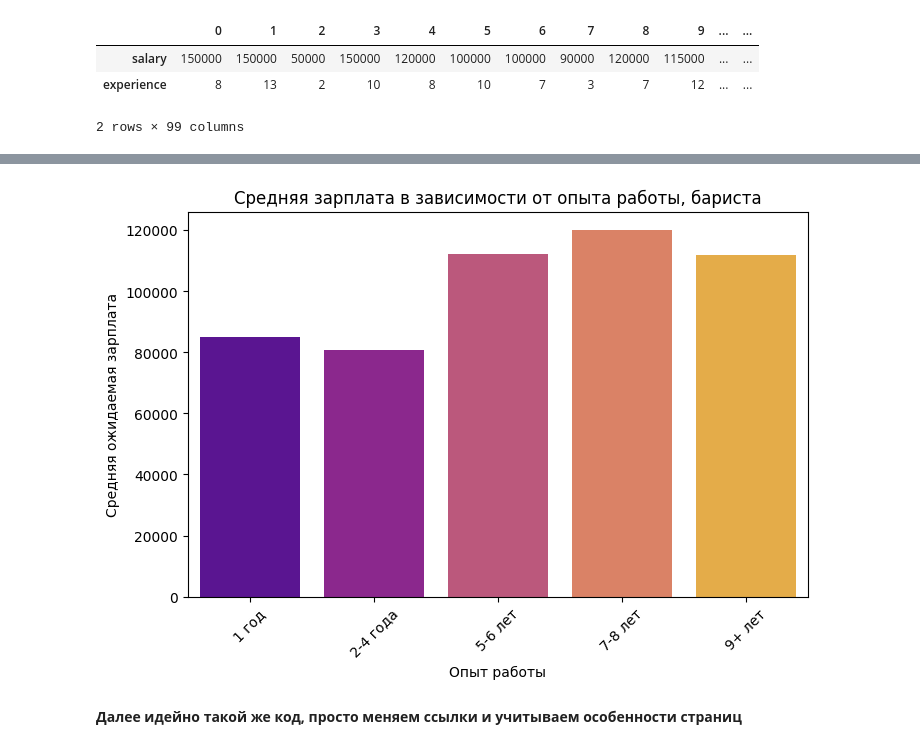
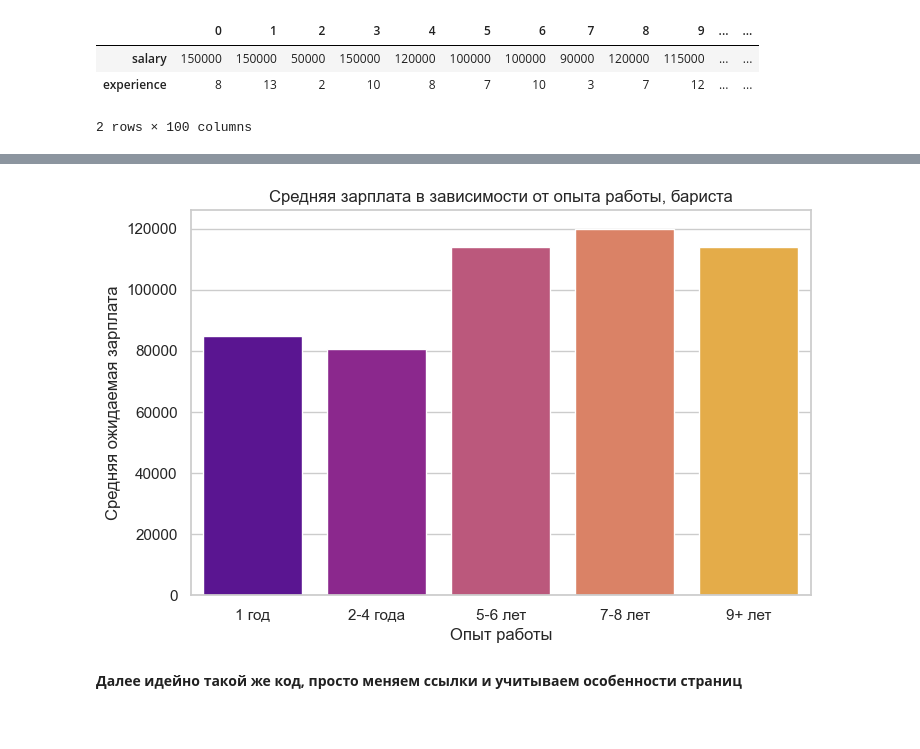
Before and after one commit to ariiadnaaaa/project-, a Jupyter notebook: Project_DS_v3.ipynb, the cells around one changed output, grey strips where cells are left out. Saved outputs shown, nothing was run; the diff lists cells and outputs as text; code cells hidden in the pictures.

```diff
--- a/Project_DS_v3.ipynb
+++ b/Project_DS_v3.ipynb
@@ -16,9 +18,9 @@ def clean_data(data):
      return cleaned_data
 # Попросил чат-гпт написать функцию, которая бы приводила информацию в нормальный вид, и добавил try / except, чтобы избежать проблем с пустыми элементами списка
 
-all_candidates = []
+candidates_barista = []
 
-for i in range(20): # Берем первые 20 страниц
+for i in range(20): # Берем первые 20 страниц и анализируем вакансиии, представленные на них
   html = f'https://hh.ru/search/resume?area=1&exp_period=all_time&job_search_status=active_search&job_search_status=looking_for_offers&logic=normal&no_magic=true&order_by=relevance&ored_clusters=true&pos=full_text&search_period=30&text=%D0%B1%D0%B0%D1%80%D0%B8%D1%81%D1%82%D0%B0+%D0%B2+%D0%BA%D0%BE%D1%84%D0%B5%D0%B9%D0%BD%D1%8E&items_on_page=20&searchSessionId=59616e58-395a-4e21-8c7c-631a268c021f&page={i}'
   response = requests.get(html, headers={"User-Agent": "Mozilla/5.0"}) # Получаем html
   soup = BeautifulSoup(response.content, 'html.parser') # Создаем объект BeautifulSoup
@@ -37,16 +39,16 @@ for i in range(20): # Берем первые 20 страниц
          elif '\u20BD' in candidate_data['salary']:
            candidates.append(candidate_data)
      # Если есть информация об опыте и з/п, то добавляем в список кандидатов
-     # Была проблема, что информация об одном и том же кандидате выводится несколько раз подряд, поэтому проверяем, что добавляемы элемент отличен от прошлого добавленного
+     # Была проблема, что информация об одном и том же кандидате выводится несколько раз подряд (блоками), поэтому проверяем, что добавляемый элемент отличен от прошлого добавленного
      # Некоторые слегка обнаглевшие люди указывают з/п в долларах и евро, удаляем их из списка
 
   final_data = clean_data(candidates) # Приводим в нормальный вид
-  all_candidates.extend(final_data) # Перевод листа словарей в датафреймм написал чат-гпт, каюсь
+  candidates_barista.extend(final_data) # Перевод списка словарей в датафреймм
 
   for item in final_data:
      print(item)
 
-df_barista = pd.DataFrame(all_candidates)
+df_barista = pd.DataFrame(candidates_barista)
 df_barista = df_barista.transpose()
 display(df_barista)
 # %% [output]
@@ -94,10 +98,12 @@ display(df_barista_new)
 # %%
 # Готовим датасет к работе с ним
-df_barista_new.loc['salary'] = df_barista_new.loc['salary'].str.replace(' ₽', '').str.replace(' ', '')
+df_barista_new.loc['salary'] = df_barista_new.loc['salary'].str.replace(' ₽', '')
+df_barista_new.loc['salary'] = df_barista_new.loc['salary'].str.replace(' ', '')
 
-# Оставляем только первое число в опыте (годы)
+# Оставляем только первое число в опыте (количество лет)
 df_barista_new.loc['experience'] = df_barista_new.loc['experience'].str.split().str[0]
 
+# Меняем тип всех ячеек на int
 df_barista_new.loc['experience'] = df_barista_new.loc['experience'].astype(int)
 df_barista_new.loc['salary'] = df_barista_new.loc['salary'].astype(int)
 
@@ -105,9 +111,10 @@ display(df_barista_new)
 # %% [output]
 |  | 0 | 1 | 2 | 3 | 4 | 5 | 6 | 7 | 8 | 9 | ... | ... |
 | salary | 150000 | 150000 | 50000 | 150000 | 120000 | 100000 | 100000 | 90000 | 120000 | 115000 | ... | ... |
-| experience | 8 | 13 | 2 | 10 | 8 | 10 | 7 | 3 | 7 | 12 | ... | ... |
+| experience | 8 | 13 | 2 | 10 | 8 | 7 | 10 | 3 | 7 | 12 | ... | ... |
-2 rows × 99 columns
+2 rows × 100 columns
 # %%
+!pip install seaborn
 import matplotlib.pyplot as plt
 import seaborn as sns
 
@@ -130,12 +137,12 @@ for item in df_barista_new.loc['experience']:
 df_barista_new.loc['Experience Group'] = groups
 df_grouped = df_barista_new.T.groupby('Experience Group')['salary'].mean().reset_index()
 
-# Строим график
+
 plt.figure(figsize=(8, 5))
 sns.barplot(x='Experience Group', y='salary', data=df_grouped, palette='plasma')
 plt.xlabel('Опыт работы')
 plt.ylabel('Средняя ожидаемая зарплата')
 plt.title('Средняя зарплата в зависимости от опыта работы, бариста')
-plt.xticks(rotation=45)
+
 plt.show()
 # %% [output]
@@ -145,4 +164,4 @@ Passing `palette` without assigning `hue` is deprecated and will be removed in v
-[figure, old version]
+[figure, new version]
 # %% [markdown]
  **Далее идейно такой же код, просто меняем ссылки и учитываем особенности страниц**
 # %%
```
Also changed, not shown: parts of 27 cells of this notebook.
